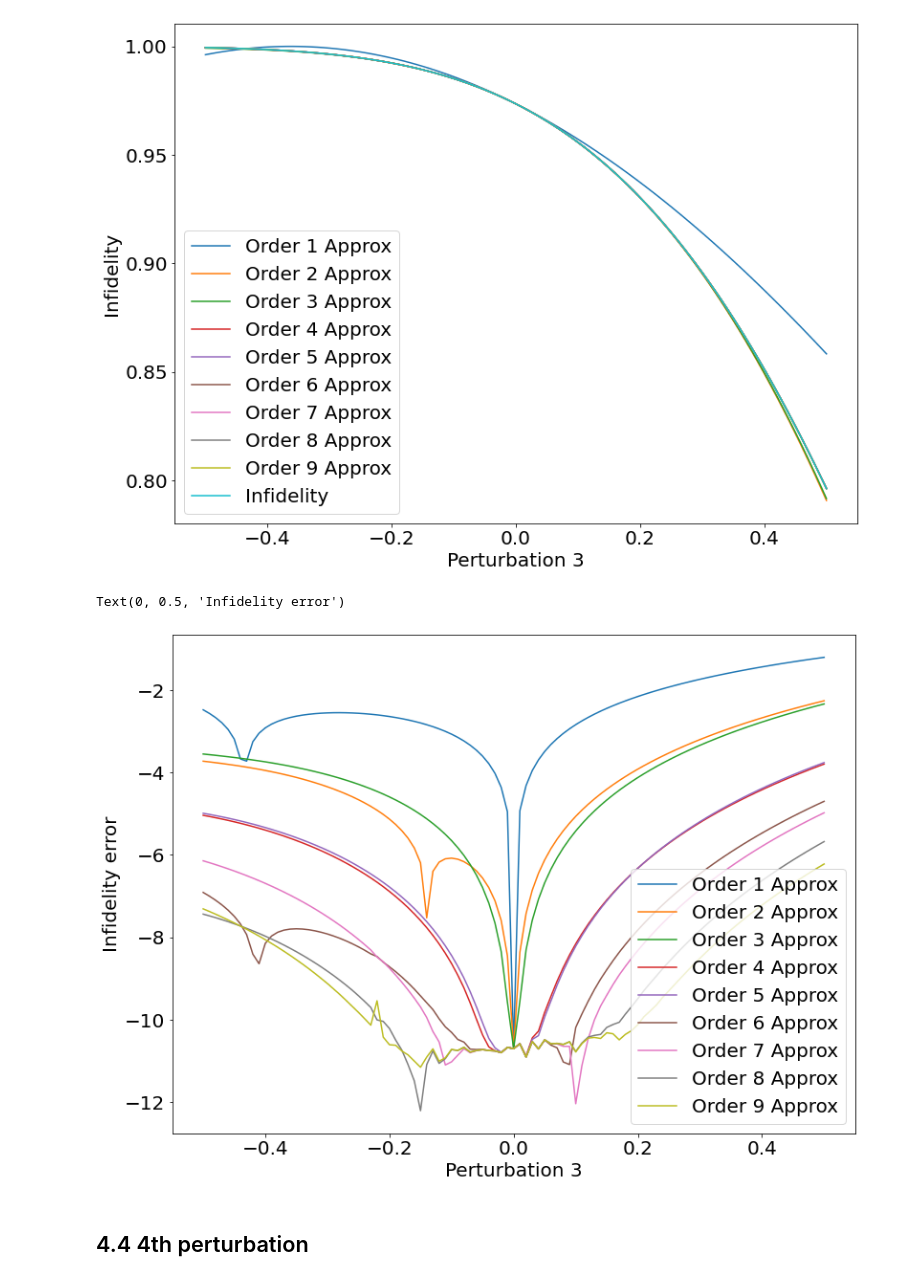
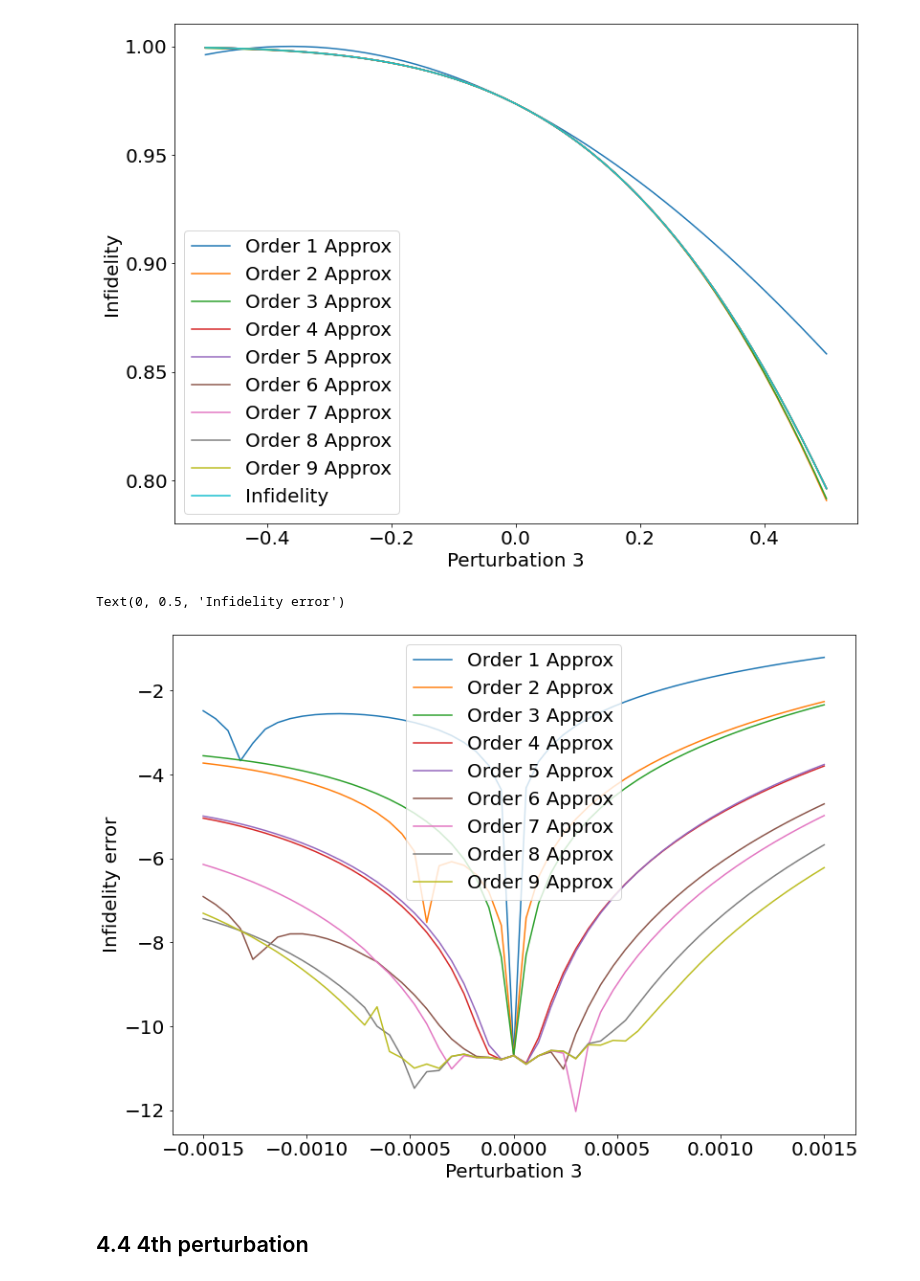
Before and after one commit to DanPuzzuoli/multivariable_dyson_magnus, a Jupyter notebook: control_example.ipynb, the cells around one changed output. Cells and saved outputs as stored; diff of their text form; code cells hidden in the pictures.

```diff
--- a/control_example.ipynb
+++ b/control_example.ipynb
@@ -300,7 +300,7 @@ max_magnus_order = 9
 # %% [markdown]
 ## 4.1 1st perturbation
 # %%
-perturb1_vals = jnp.linspace(-0.0015, 0.0015, 101)
+perturb1_vals = jnp.linspace(-0.0015, 0.0015, 51)
 
 perturb1_results = compute_1d_perturbation_comparison(
     rand_control_params,
@@ -338,7 +338,7 @@ Text(0, 0.5, 'Infidelity error')
 # %% [markdown]
 ## 4.2 2nd perturbation
 # %%
-perturb2_vals = jnp.linspace(-0.05, 0.05, 101)
+perturb2_vals = jnp.linspace(-0.05, 0.05, 51)
 
 perturb2_results = compute_1d_perturbation_comparison(
     rand_control_params,
@@ -378,7 +378,7 @@ Text(0, 0.5, 'Infidelity error')
 
 The expansions here are highly accurate, interestingly.
 # %%
-perturb3_vals = jnp.linspace(-0.5, 0.5, 101)
+perturb3_vals = jnp.linspace(-0.5, 0.5, 51)
 
 # compute perturbation terms
 samples = param_to_signal(rand_control_params)
@@ -405,18 +405,18 @@ Text(0, 0.5, 'Infidelity')
 # %%
 # error plot
 errors3 = [
     np.log10(np.abs(np.array(perturb3_results[1][k]) - np.array(perturb3_results[0]))) for k in range(max_magnus_order)
 ]
 
 for k in range(max_magnus_order):
-    plt.plot(perturb3_vals,errors3[k],label=f'Order {k+1} Approx')
+    plt.plot(perturb1_vals,errors3[k],label=f'Order {k+1} Approx')
 
 plt.legend()
 plt.xlabel('Perturbation 3')
 plt.ylabel('Infidelity error')
 # %% [output]
 Text(0, 0.5, 'Infidelity error')
-[figure, old version]
+[figure, new version]
 # %% [markdown]
 ## 4.4 4th perturbation
 # %%
```
Also changed, not shown: parts of 10 cells of this notebook.
